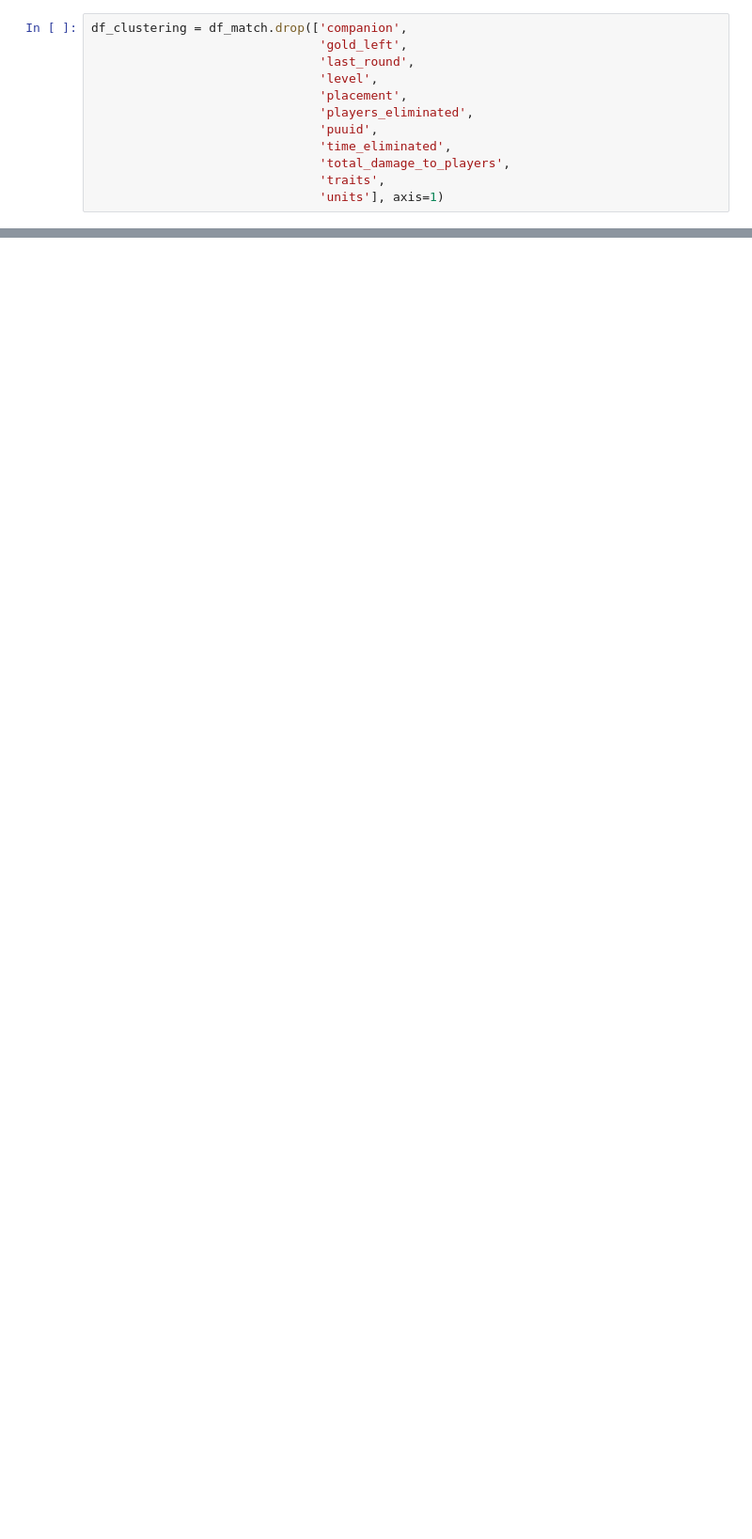
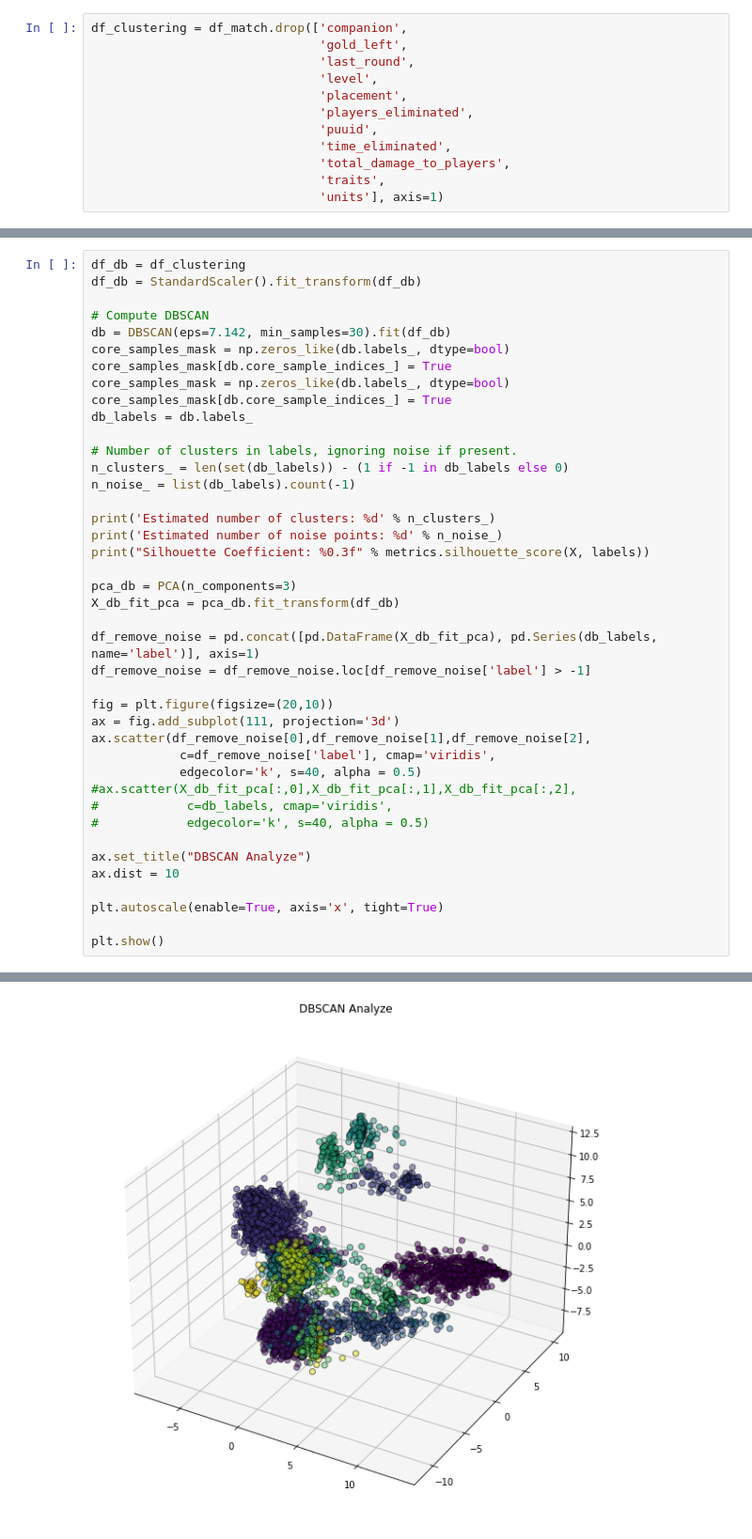
Before and after one commit to dogzz9445/team_fight_tactics_analyze, a Jupyter notebook: Main.ipynb, the cells around one changed output, grey strips where cells are left out. Shown at 94% size. Cells and saved outputs as stored; diff of their text form; blank space fills up the shorter version.

```diff
--- a/Main.ipynb
+++ b/Main.ipynb
@@ -232,0 +215,42 @@ Silhouette Coefficient: 0.034
+# %%
+df_db = df_clustering
+df_db = StandardScaler().fit_transform(df_db)
+
+# Compute DBSCAN
+db = DBSCAN(eps=7.142, min_samples=30).fit(df_db)
+core_samples_mask = np.zeros_like(db.labels_, dtype=bool)
+core_samples_mask[db.core_sample_indices_] = True
+core_samples_mask = np.zeros_like(db.labels_, dtype=bool)
+core_samples_mask[db.core_sample_indices_] = True
+db_labels = db.labels_
+
+# Number of clusters in labels, ignoring noise if present.
+n_clusters_ = len(set(db_labels)) - (1 if -1 in db_labels else 0)
+n_noise_ = list(db_labels).count(-1)
+
+print('Estimated number of clusters: %d' % n_clusters_)
+print('Estimated number of noise points: %d' % n_noise_)
+print("Silhouette Coefficient: %0.3f" % metrics.silhouette_score(X, labels))
+
+pca_db = PCA(n_components=3)
+X_db_fit_pca = pca_db.fit_transform(df_db)
+
+df_remove_noise = pd.concat([pd.DataFrame(X_db_fit_pca), pd.Series(db_labels, name='label')], axis=1)
+df_remove_noise = df_remove_noise.loc[df_remove_noise['label'] > -1]
+
+fig = plt.figure(figsize=(20,10))
+ax = fig.add_subplot(111, projection='3d')
+ax.scatter(df_remove_noise[0],df_remove_noise[1],df_remove_noise[2],
+            c=df_remove_noise['label'], cmap='viridis',
+            edgecolor='k', s=40, alpha = 0.5)
+#ax.scatter(X_db_fit_pca[:,0],X_db_fit_pca[:,1],X_db_fit_pca[:,2],
+#            c=db_labels, cmap='viridis',
+#            edgecolor='k', s=40, alpha = 0.5)
+
+ax.set_title("DBSCAN Analyze")
+ax.dist = 10
+
+plt.autoscale(enable=True, axis='x', tight=True)
+
+plt.show()
+# %% [output]
@@ -233 +260,2 @@ Silhouette Coefficient: 0.034
+[figure, added]
 # %%
```
Also changed, not shown: parts of 30 cells of this notebook, 4 other files.
